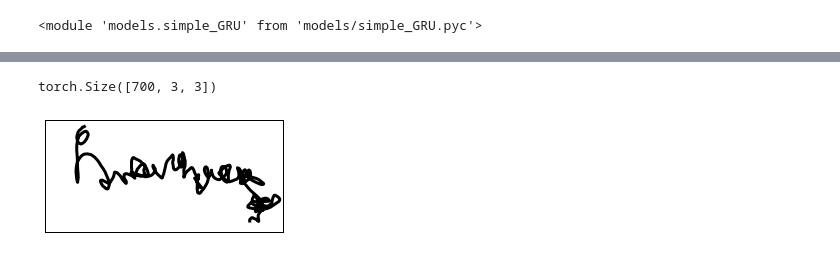
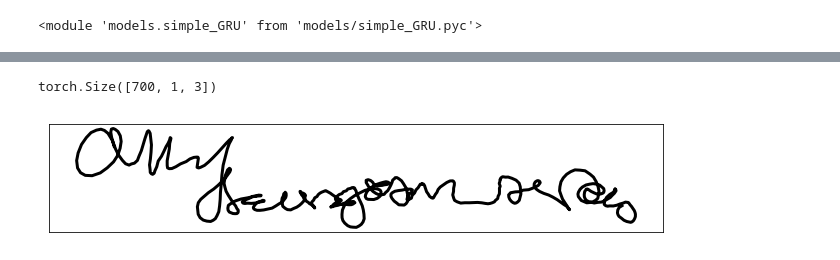
Before and after one commit to BardOfCodes/TheGraves-eyFont, a Jupyter notebook: validate.ipynb, the cells around one changed output, grey strips where cells are left out. Drawn from its saved outputs; the diff is of its cells as text; code cells hidden in the pictures.

```diff
--- a/validate.ipynb
+++ b/validate.ipynb
@@ -2,10 +9,11 @@
 # test the perfomance on different data samples here
 import torch
 import torch.backends.cudnn as cudnn
-import data_loader
+import data_loaders.data_loader_conditioned as data_loader
 import utils
 import global_variables as gv
-import models.simple_GRU as simple_GRU
+# import models.multilinear_complex_GRU as GRU
+import models.simple_GRU as GRU
 import argparse
 import os
 import time
@@ -14,10 +22,10 @@ import matplotlib.pyplot as plt
 %matplotlib inline
 device_id = 0
 torch.cuda.set_device(device_id)
-wt_load = 'weights/simple_GRU_best.pth'
+wt_load = 'weights/best_FinalSimpleGRU.pth'
 # wt_load = "NIL"
 loader = 'val'
 reload(utils)
-reload(simple_GRU)
+reload(GRU)
 # %% [output]
 <module 'models.simple_GRU' from 'models/simple_GRU.pyc'>
@@ -25,7 +40,9 @@ reload(simple_GRU)
 
 train_data_loader = data_loader.dataloader(gv.batch_limit,gv.train_start_index,gv.train_end_index)
 val_data_loader = data_loader.dataloader(gv.batch_limit,gv.val_start_index,gv.val_end_index)
-network = simple_GRU.network(3,gv.gru_size,121)
+# network = GRU.network(3,400,400,400,122)
+# network = GRU.network(3,256,512,256,122)
+network = GRU.network(3,400,122)
 network.cuda()
 # init the network with orthogonal init and gluroot.
 if wt_load=="NIL":
@@ -83,12 +97,17 @@ gt_image = utils.plot_stroke(gt)# .transpose(2,0,1)
 # %%
 # self generation
-output = network.forward_looped(3,700,no_sigma=False)
+output = network.forward_looped(1,700,no_sigma=False)
 output.size()
 # %% [output]
-torch.Size([700, 3, 3])
+torch.Size([700, 1, 3])
 # %%
 
-pred = output[:,1,:].cpu().numpy()
+pred = output[:,0,:].cpu().numpy()
+pred[:,0] = 0
 pred_image = utils.plot_stroke(pred)# .transpose(2,0,1)
+# pred = output[:,1,:].cpu().numpy()
+# pred_image = utils.plot_stroke(pred)# .transpose(2,0,1)
+# pred = output[:,2,:].cpu().numpy()
+# pred_image = utils.plot_stroke(pred)# .transpose(2,0,1)
 # %% [output]
-[figure, old version]
+[figure, new version]
```
Also changed, not shown: parts of 8 cells of this notebook, 19 other files.
